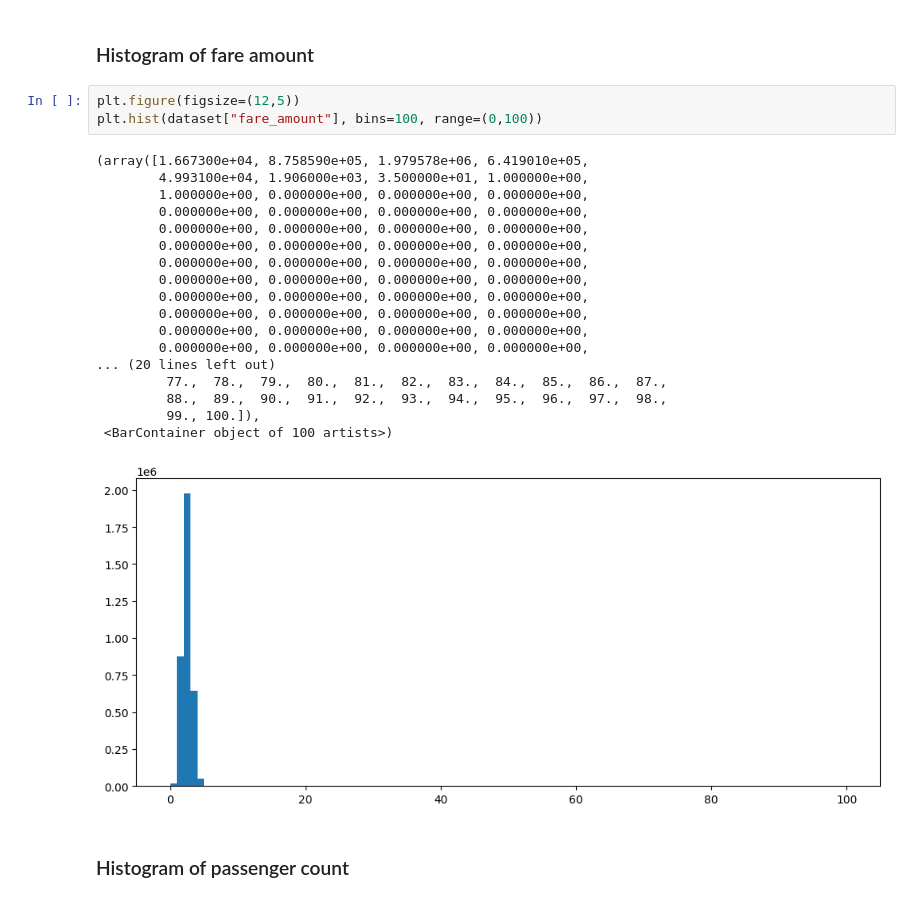
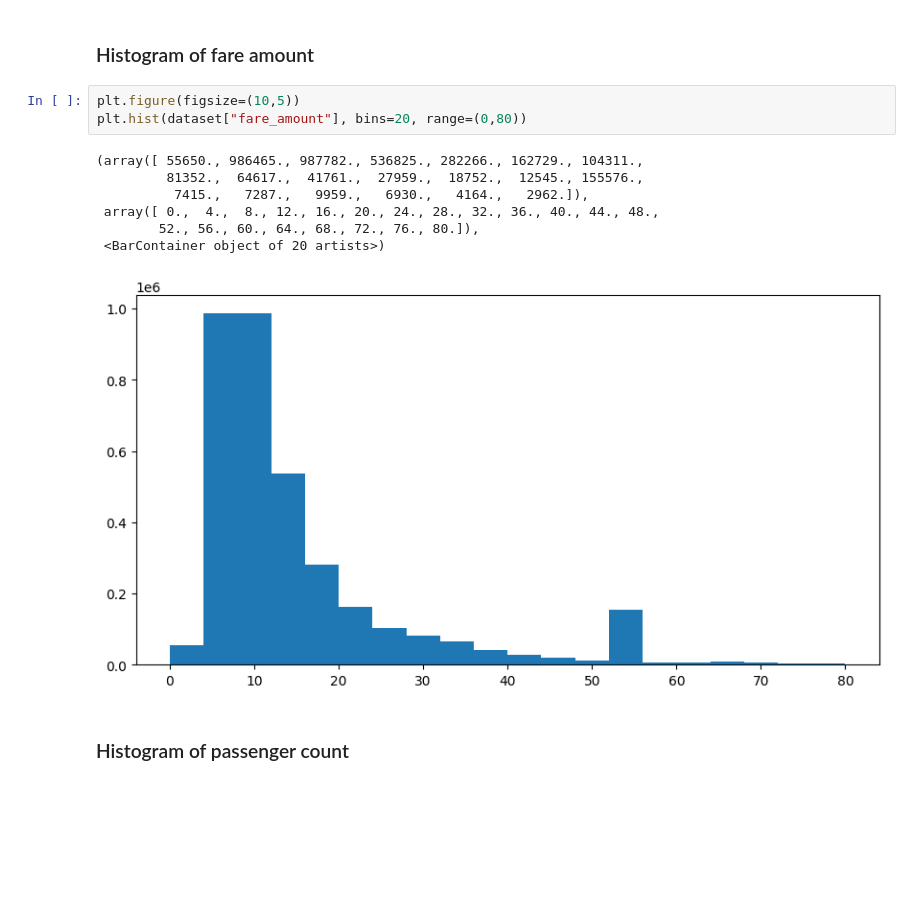
Before and after one commit to xtianhb/nyc_taxi_ml, a Jupyter notebook: eda/eda.ipynb, the cells around one changed output. Cells and saved outputs as stored; diff of their text form; blank space fills up the shorter version.

```diff
--- a/eda/eda.ipynb
+++ b/eda/eda.ipynb
@@ -227,27 +224,16 @@ plt.hist(dataset["tpep_pickup_datetime"].dt.hour, bins=24)
 # %% [markdown]
 ### Histogram of fare amount
 # %%
-plt.figure(figsize=(12,5))
-plt.hist(dataset["fare_amount"], bins=100, range=(0,100))
+plt.figure(figsize=(10,5))
+plt.hist(dataset["fare_amount"], bins=20, range=(0,80))
 # %% [output]
-(array([1.667300e+04, 8.758590e+05, 1.979578e+06, 6.419010e+05,
-        4.993100e+04, 1.906000e+03, 3.500000e+01, 1.000000e+00,
-        1.000000e+00, 0.000000e+00, 0.000000e+00, 0.000000e+00,
-        0.000000e+00, 0.000000e+00, 0.000000e+00, 0.000000e+00,
-        0.000000e+00, 0.000000e+00, 0.000000e+00, 0.000000e+00,
-        0.000000e+00, 0.000000e+00, 0.000000e+00, 0.000000e+00,
-        0.000000e+00, 0.000000e+00, 0.000000e+00, 0.000000e+00,
-        0.000000e+00, 0.000000e+00, 0.000000e+00, 0.000000e+00,
-        0.000000e+00, 0.000000e+00, 0.000000e+00, 0.000000e+00,
-        0.000000e+00, 0.000000e+00, 0.000000e+00, 0.000000e+00,
-        0.000000e+00, 0.000000e+00, 0.000000e+00, 0.000000e+00,
-        0.000000e+00, 0.000000e+00, 0.000000e+00, 0.000000e+00,
-... (20 lines left out)
-         77.,  78.,  79.,  80.,  81.,  82.,  83.,  84.,  85.,  86.,  87.,
-         88.,  89.,  90.,  91.,  92.,  93.,  94.,  95.,  96.,  97.,  98.,
-         99., 100.]),
- <BarContainer object of 100 artists>)
+(array([ 55650., 986465., 987782., 536825., 282266., 162729., 104311.,
+         81352.,  64617.,  41761.,  27959.,  18752.,  12545., 155576.,
+          7415.,   7287.,   9959.,   6930.,   4164.,   2962.]),
+ array([ 0.,  4.,  8., 12., 16., 20., 24., 28., 32., 36., 40., 44., 48.,
+        52., 56., 60., 64., 68., 72., 76., 80.]),
+ <BarContainer object of 20 artists>)
-[figure, old version]
+[figure, new version]
 # %% [markdown]
 ### Histogram of passenger count
 # %%
```
Also changed, not shown: parts of 1 cell of this notebook, 1 other file.
